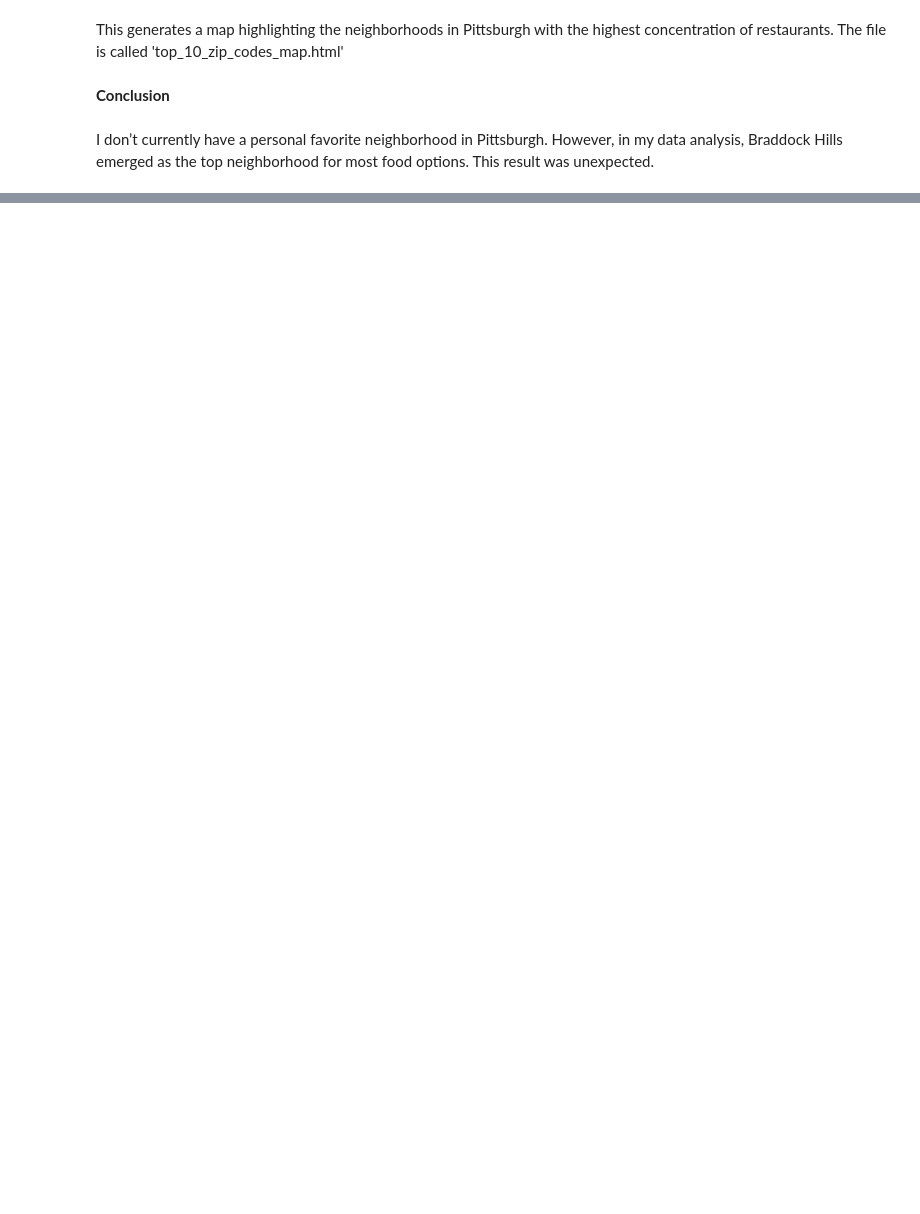
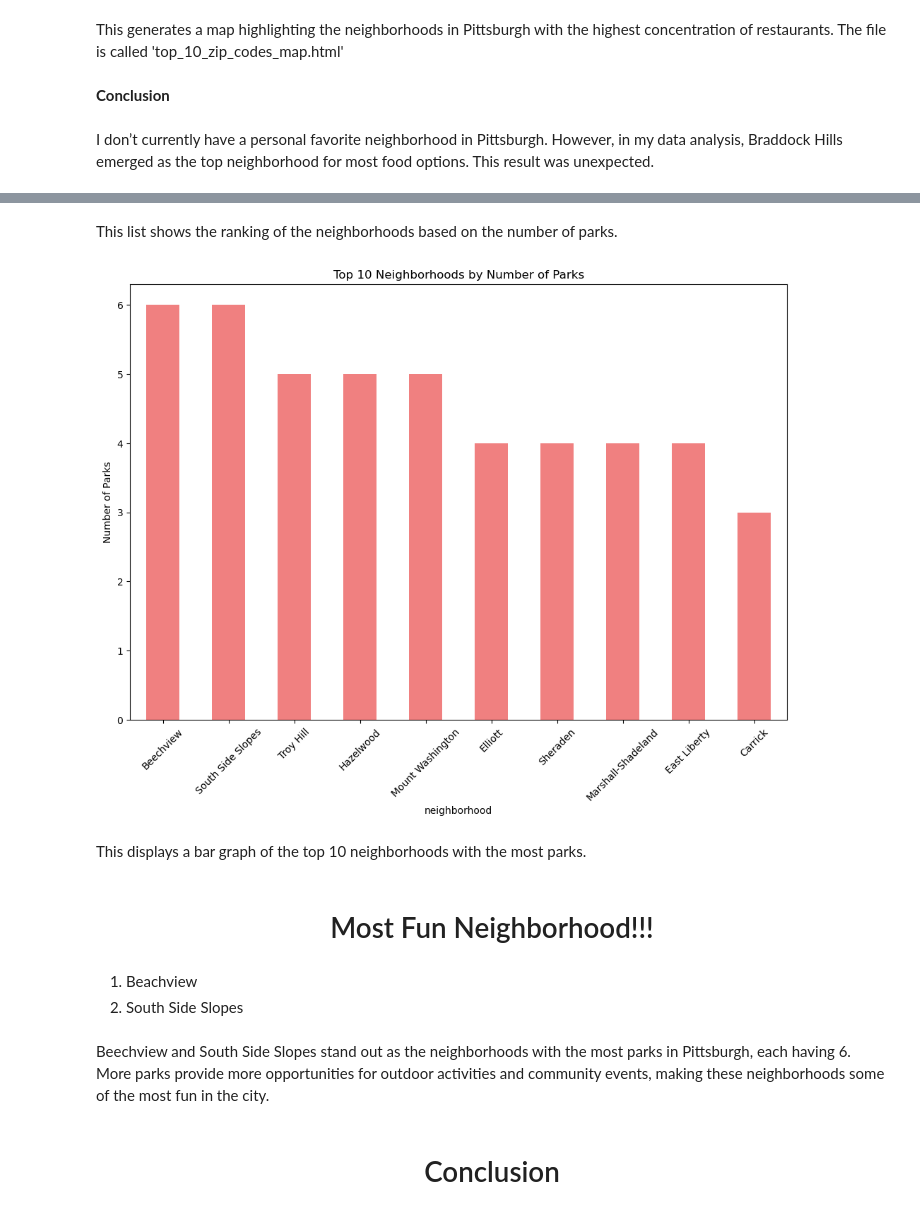
Before and after one commit to jkob15/bigideasfinal, a Jupyter notebook: finalNotebook.ipynb, the cells around one changed output, grey strips where cells are left out. Saved outputs shown, nothing was run; the diff lists cells and outputs as text; code cells hidden in the pictures; blank space fills up the shorter version.

```diff
--- a/finalNotebook.ipynb
+++ b/finalNotebook.ipynb
@@ -121,0 +150,3 @@ This generates a map highlighting the neighborhoods in Pittsburgh with the highe
+# %%
+ranked_neighborhoods = neighborhood_parks.sort_values(ascending=False)
+print(ranked_neighborhoods.head(10))
@@ -121,0 +166,23 @@ This generates a map highlighting the neighborhoods in Pittsburgh with the highe
+# %% [markdown]
+This list shows the ranking of the neighborhoods based on the number of parks.
+# %%
+plt.figure(figsize=(12, 8))
+ranked_neighborhoods.head(10).plot(kind='bar', color='lightcoral')
+plt.title('Top 10 Neighborhoods by Number of Parks')
+plt.xlabel('neighborhood')
+plt.ylabel('Number of Parks')
+plt.xticks(rotation=45)
+plt.show()
+# %% [output]
+[figure, added]
+# %% [markdown]
+This displays a bar graph of the top 10 neighborhoods with the most parks.
+# %% [markdown]
+<h1 style="text-align: center;">Most Fun Neighborhood!!!</h1>
+# %% [markdown]
+1. Beachview
+2. South Side Slopes
+# %% [markdown]
+Beechview and South Side Slopes stand out as the neighborhoods with the most parks in Pittsburgh, each having 6. More parks provide more opportunities for outdoor activities and community events, making these neighborhoods some of the most fun in the city.
+# %% [markdown]
+<h1 style="text-align: center;">Conclusion</h1>
```
Also changed, not shown: parts of 9 cells of this notebook.
